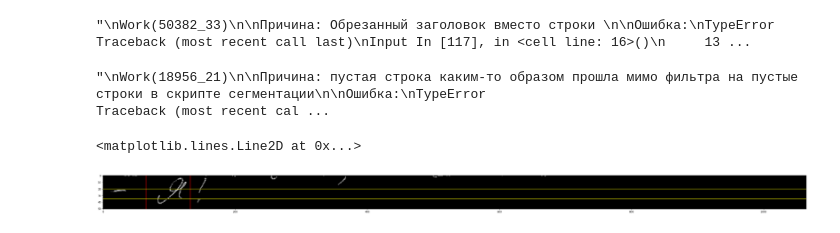
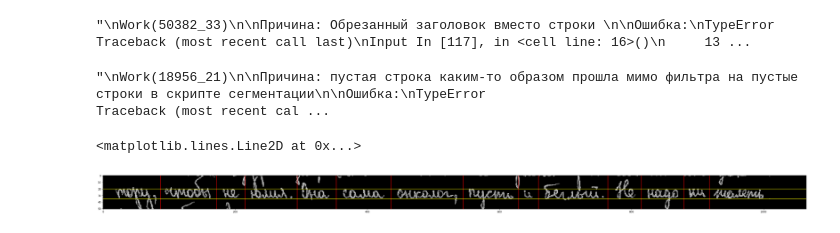
Before and after one commit to EmilNadimanov/disser, a Jupyter notebook: code/WordExtraction.ipynb, the cells around one changed output. Cells and saved outputs as stored; diff of their text form; code cells hidden in the pictures.

```diff
--- a/code/WordExtraction.ipynb
+++ b/code/WordExtraction.ipynb
@@ -188,36 +177,32 @@ line = page.lines[randint(0, len(page.lines)-1)]
 h, w = line.bin_img.shape
 # %%
 """CONDENSED NOTCHES DEMO"""
-work = Work(WORK_PATHS[randint(0, len(WORK_PATHS)-1)])
-page = work.pages[randint(0, len(work.pages)-1)]
-line = page.lines[randint(0, len(page.lines)-1)]
-h, w = line.bin_img.shape
 
 figure(figsize=(50, 50))
 stripe = take_central_stripe(line.image,
                              up=5)
 trimmed_stripe, trims = trim(stripe, return_trims=True)
 bin_turned_around = binarize(trimmed_stripe)[::-1, :].T
 
 notches = []
 for idx, col in enumerate(bin_turned_around):
     if np.sum(col) == 0:
         notches.append(idx)
 
 axis = h // 2
 upper, lower = (axis-5, axis + INTERVAL_FOR_STRIPE)
 
 condensed = condense(notches)
 plt.imshow(line.bin_img, 'gray')
 for x in condensed:
     x += trims['l']
     plt.axvline(x=x,color='red')
 
 plt.axhline(y=upper,color='yellow')
 plt.axhline(y=lower,color='yellow')
 # %% [output]
 <matplotlib.lines.Line2D at 0x...>
-[figure, old version]
+[figure, new version]
 # %%
 def segment_line_into_words(line: Line):
 
```
Also changed, not shown: parts of 2 cells of this notebook.
